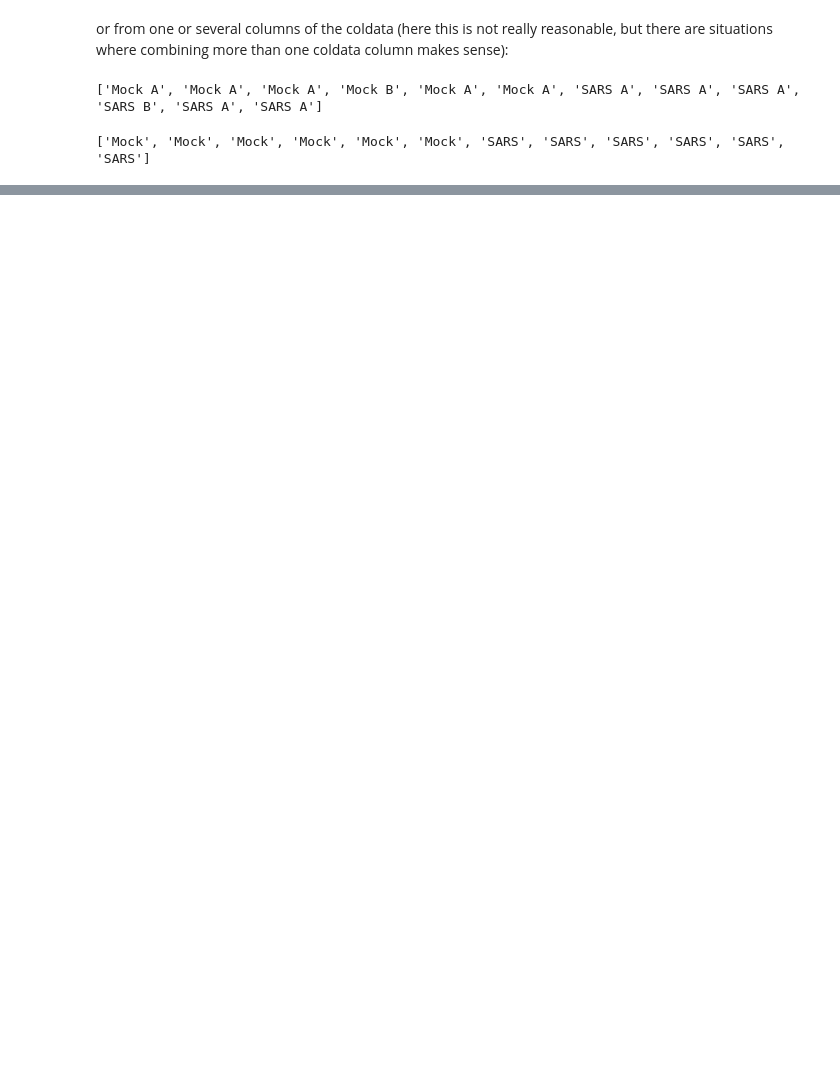
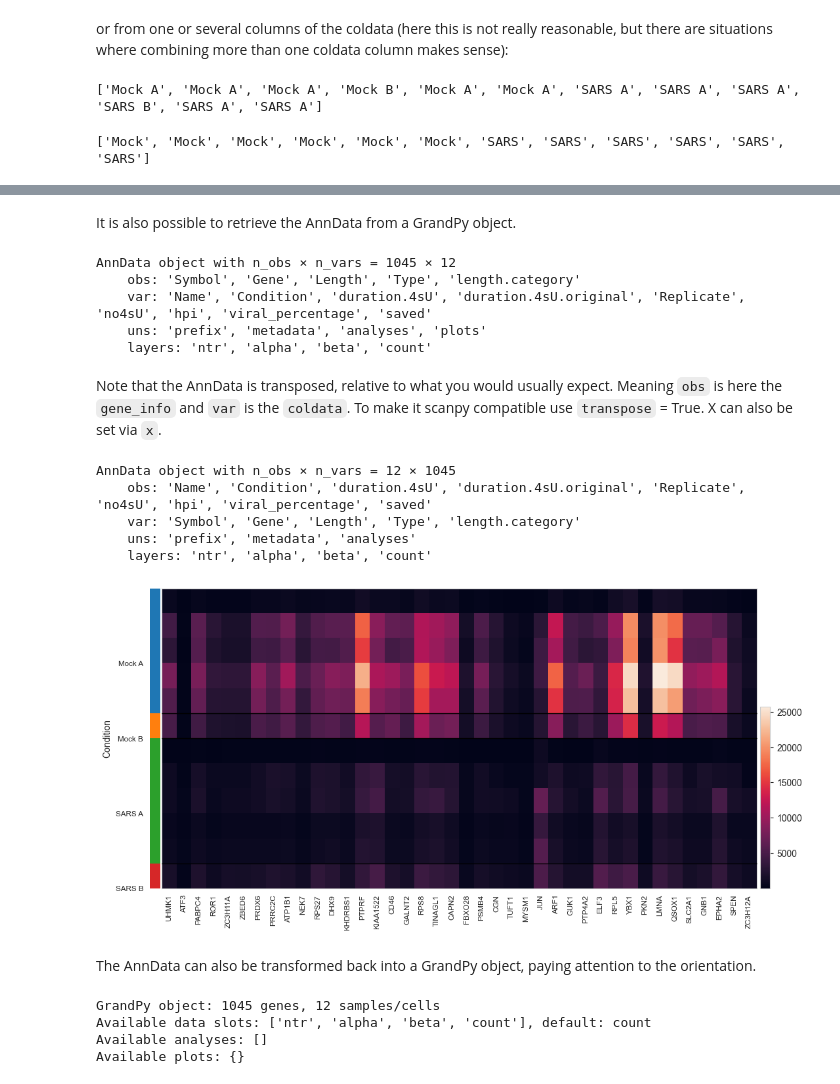
Before and after one commit to maus2310/GrandPy, a Jupyter notebook: docs/notebooks/notebook_03_loading_data_and_working_with_grandpy_objects.ipynb, the cells around one changed output, grey strips where cells are left out. Saved outputs shown, nothing was run; the diff lists cells and outputs as text; code cells hidden in the pictures; blank space fills up the shorter version.

```diff
--- a/docs/notebooks/notebook_03_loading_data_and_working_with_grandpy_objects.ipynb
+++ b/docs/notebooks/notebook_03_loading_data_and_working_with_grandpy_objects.ipynb
@@ -441,0 +450,5 @@ print(sars.condition)
+# %%
+col = sars.coldata
+col["Condition"] = ['Mock A', 'Mock A', 'Mock A', 'Mock B', 'Mock A', 'Mock A', 'SARS A', 'SARS A', 'SARS A', 'SARS B', 'SARS A', 'SARS A']
+sars = sars.with_replaced_parameters(coldata=col)
+print(sars.condition)
@@ -441,0 +499,37 @@ print(sars.condition)
+# %% [markdown]
+It is also possible to retrieve the AnnData from a GrandPy object.
+# %%
+sars.to_anndata()
+# %% [output]
+AnnData object with n_obs × n_vars = 1045 × 12
+    obs: 'Symbol', 'Gene', 'Length', 'Type', 'length.category'
+    var: 'Name', 'Condition', 'duration.4sU', 'duration.4sU.original', 'Replicate', 'no4sU', 'hpi', 'viral_percentage', 'saved'
+    uns: 'prefix', 'metadata', 'analyses', 'plots'
+    layers: 'ntr', 'alpha', 'beta', 'count'
+# %% [markdown]
+Note that the AnnData is transposed, relative to what you would usually expect. Meaning `obs` is here the `gene_info` and `var` is the `coldata`.
+To make it scanpy compatible use `transpose` = True. X can also be set via `x`.
+# %%
+adata = sars.to_anndata(x="count", transpose=True)
+adata
+# %% [output]
+AnnData object with n_obs × n_vars = 12 × 1045
+    obs: 'Name', 'Condition', 'duration.4sU', 'duration.4sU.original', 'Replicate', 'no4sU', 'hpi', 'viral_percentage', 'saved'
+    var: 'Symbol', 'Gene', 'Length', 'Type', 'length.category'
+    uns: 'prefix', 'metadata', 'analyses'
+    layers: 'ntr', 'alpha', 'beta', 'count'
+# %%
+import scanpy as sc
+
+sc.pl.heatmap(adata, var_names=adata.var_names[0:40], groupby='Condition')
+# %% [output]
+[figure, added]
+# %% [markdown]
+The AnnData can also be transformed back into a GrandPy object, paying attention to the orientation.
+# %%
+gp.anndata_to_grandpy(adata, transpose=True)
+# %% [output]
+GrandPy object: 1045 genes, 12 samples/cells
+Available data slots: ['ntr', 'alpha', 'beta', 'count'], default: count
+Available analyses: []
+Available plots: {}
```
Also changed, not shown: parts of 11 cells of this notebook, 9 other files.
